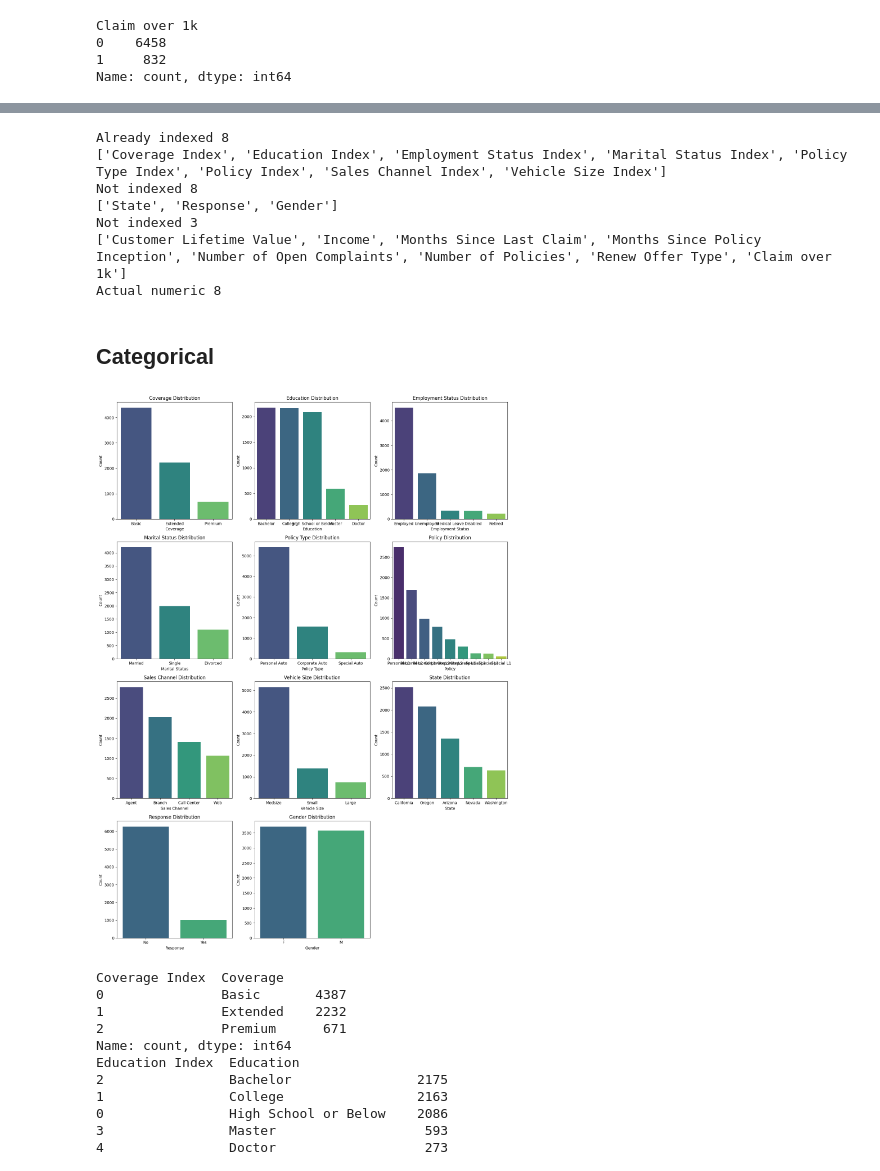
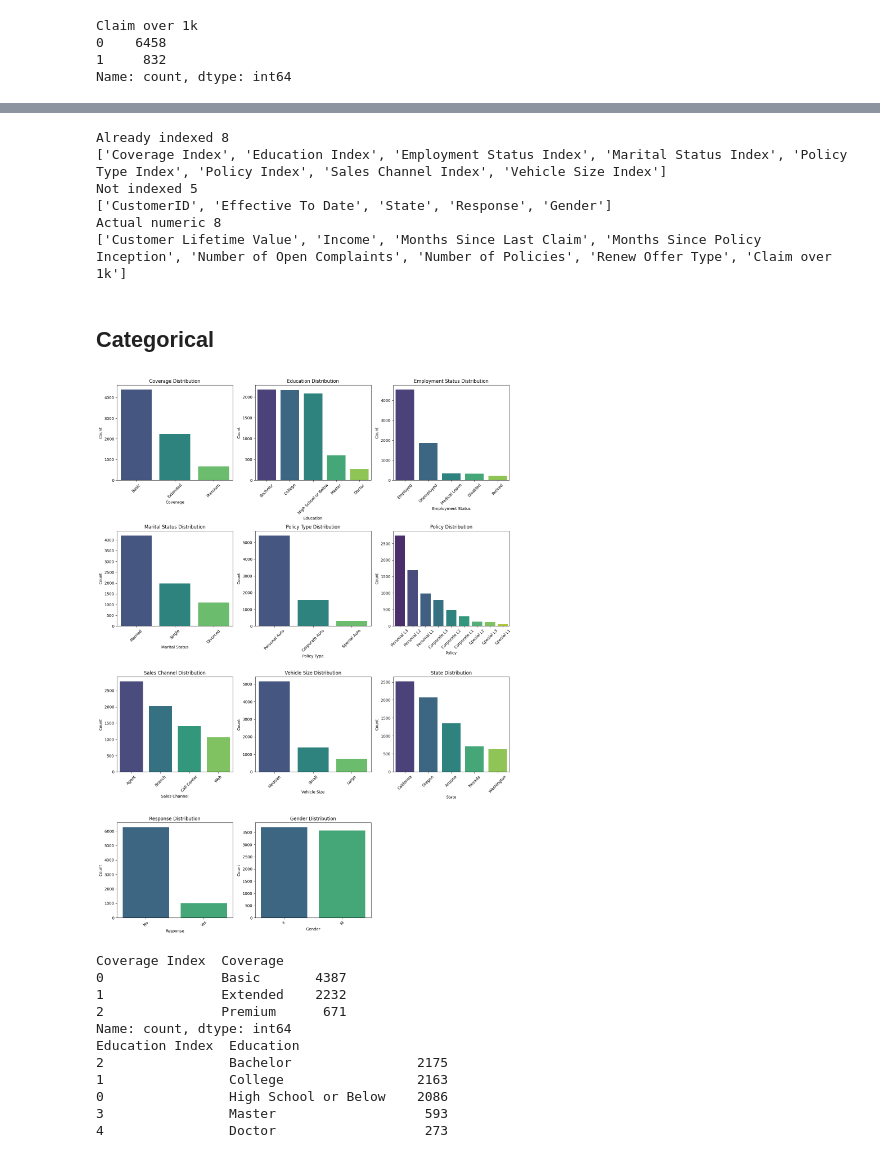
Before and after one commit to quangbui04/asna, a Jupyter notebook: asna-hackathon.ipynb, the cells around one changed output, grey strips where cells are left out. Drawn from its saved outputs; the diff is of its cells as text; code cells hidden in the pictures.

```diff
--- a/asna-hackathon.ipynb
+++ b/asna-hackathon.ipynb
@@ -108,23 +124,21 @@ for cat_col in categoric_cols:
             indexed_cols_pairs.append([num_col, cat_col])
             indexed_cols.append(num_col)
 
-non_index_cols = ['State', 'Response', 'Gender']
+non_index_cols = ['CustomerID', 'Effective To Date', 'State', 'Response', 'Gender']
 actual_numeric_cols = [col for col in numeric_cols if col not in indexed_cols]
 print('Already indexed', len(indexed_cols))
 print(indexed_cols)
-print('Not indexed', len(indexed_cols))
+print('Not indexed', len(non_index_cols))
 print(non_index_cols)
-print('Not indexed', len(non_index_cols))
+print('Actual numeric', len(actual_numeric_cols))
 print(actual_numeric_cols)
-print('Actual numeric', len(actual_numeric_cols))
 # %% [output]
 Already indexed 8
 ['Coverage Index', 'Education Index', 'Employment Status Index', 'Marital Status Index', 'Policy Type Index', 'Policy Index', 'Sales Channel Index', 'Vehicle Size Index']
-Not indexed 8
-['State', 'Response', 'Gender']
-Not indexed 3
+Not indexed 5
+['CustomerID', 'Effective To Date', 'State', 'Response', 'Gender']
+Actual numeric 8
 ['Customer Lifetime Value', 'Income', 'Months Since Last Claim', 'Months Since Policy Inception', 'Number of Open Complaints', 'Number of Policies', 'Renew Offer Type', 'Claim over 1k']
-Actual numeric 8
 # %% [markdown]
 ## Categorical
 # %%
@@ -139,6 +153,8 @@ def plot_bar_charts(df, columns):
         value_counts = df[col].value_counts()
 
         sns.barplot(x=value_counts.index, y=value_counts.values, palette="viridis", ax=axes[i])
+        axes[i].set_xticklabels(axes[i].get_xticklabels(), rotation=45)
+
 
         axes[i].set_xlabel(col)
         axes[i].set_ylabel('Count')
@@ -150,9 +166,9 @@ def plot_bar_charts(df, columns):
     plt.tight_layout()
     plt.show()
 # %%
-plot_bar_charts(df, [col[1] for col in indexed_cols_pairs] + non_index_cols)
+plot_bar_charts(df, [col[1] for col in indexed_cols_pairs] + non_index_cols[2:])
 # %% [output]
-[figure, old version]
+[figure, new version]
 # %%
 for idx_col in indexed_cols_pairs:
     print(df[idx_col].value_counts())
```
Also changed, not shown: parts of 51 cells of this notebook.
